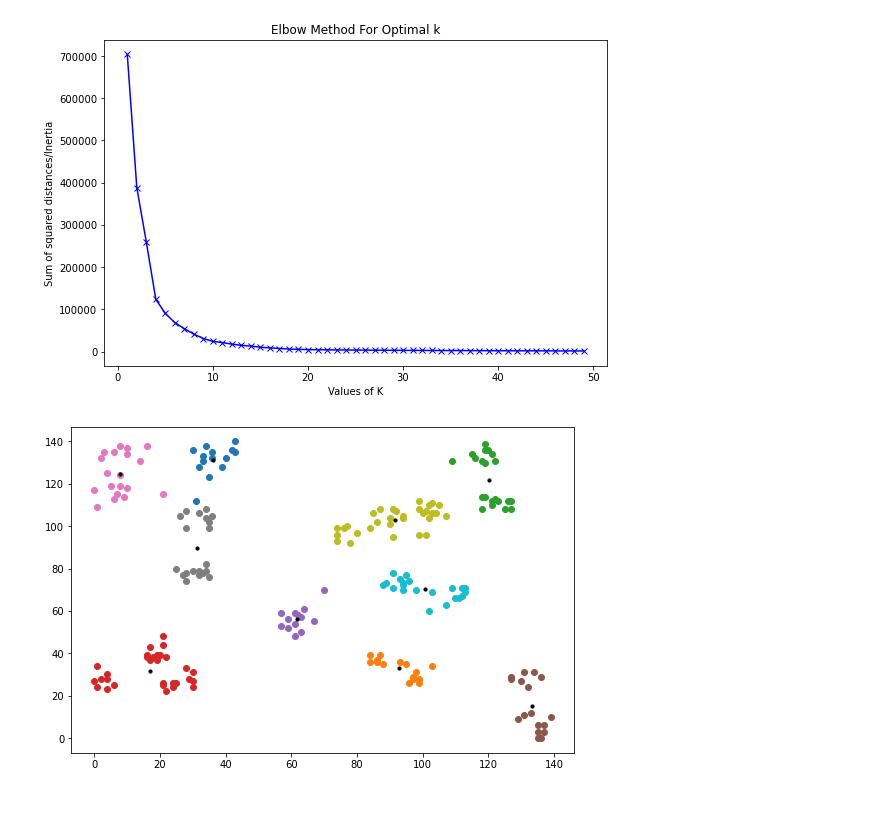
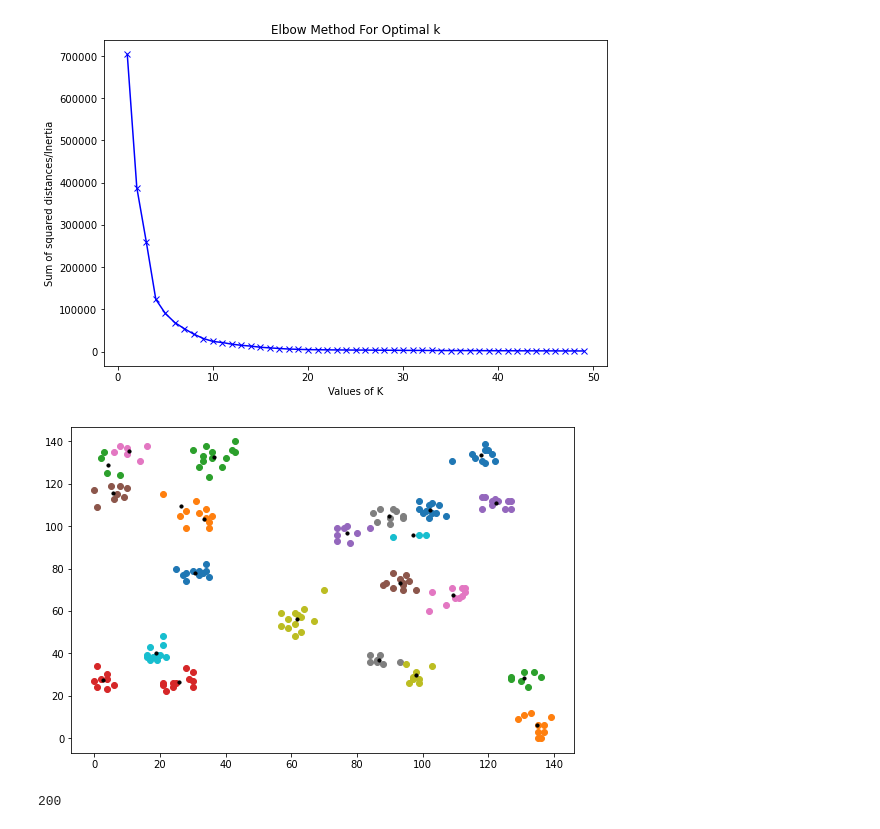
Before and after one commit to medcoughlin/MLC_VRPTW, a Jupyter notebook: MLC Final project-Copy1.ipynb, the cells around one changed output. Cells and saved outputs as stored; diff of their text form; code cells hidden in the pictures.

```diff
--- a/MLC Final project-Copy1.ipynb
+++ b/MLC Final project-Copy1.ipynb
@@ -44,21 +44,29 @@ plt.show()
 [figure]
 # %%
 from sklearn.cluster import KMeans
-kmeans = KMeans(n_clusters=10, random_state=1234)
+kmeans = KMeans(n_clusters=23, random_state=1234)
 label = kmeans.fit_predict(XY)
 
 centroids = kmeans.cluster_centers_
 u_labels = np.unique(label)
 
 #plotting the results:
 
 for i in u_labels:
     plt.scatter(XY[label == i , 0] , XY[label == i , 1] , label = i)
 plt.scatter(centroids[:,0] , centroids[:,1] , s = 10, color = 'k')
 # plt.legend()
 plt.show()
+
+df = pd.DataFrame(XY)
+df['lbl'] = label
+df['demand'] = df__C1_2_1['DEMAND']
+
+groupy = df.groupby('lbl').sum()
+max(groupy.demand)
 # %% [output]
-[figure, old version]
+[figure, new version]
+200
 # %%
 # for i in datanames:
 #     X=vars()['df_'+i]['XCOORD.']
```
